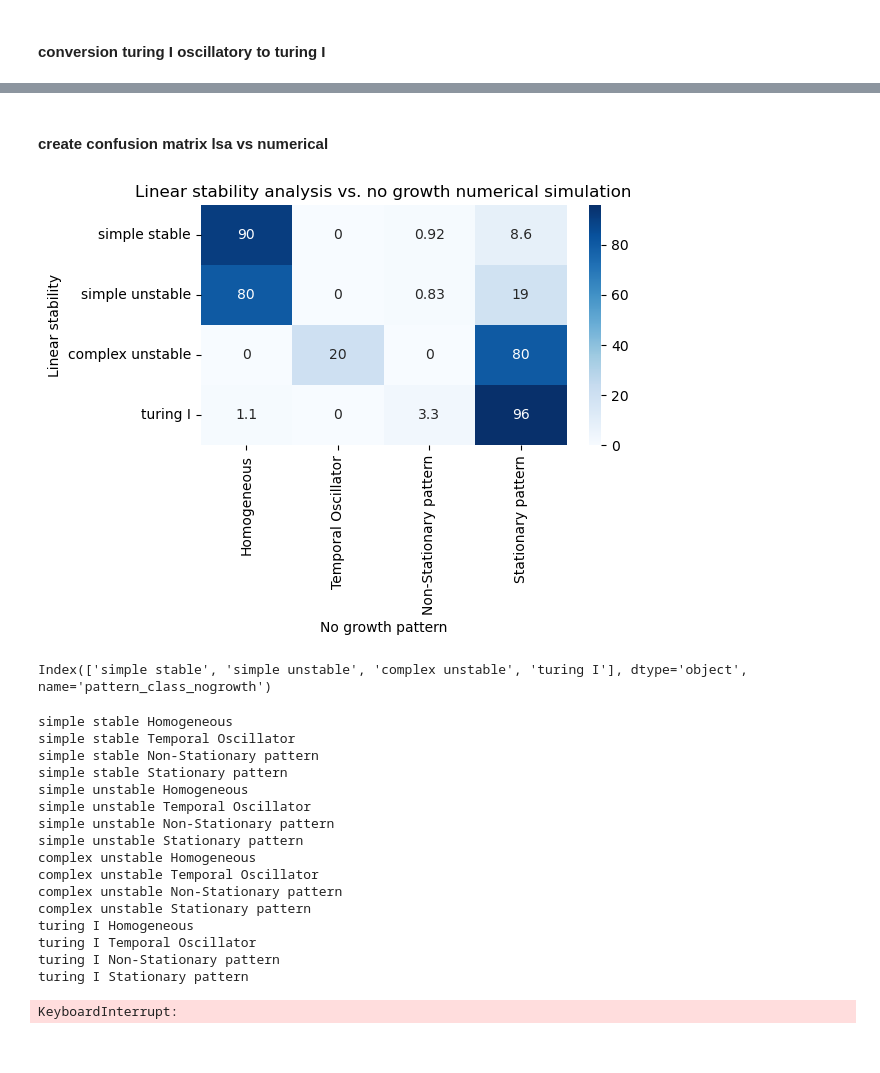
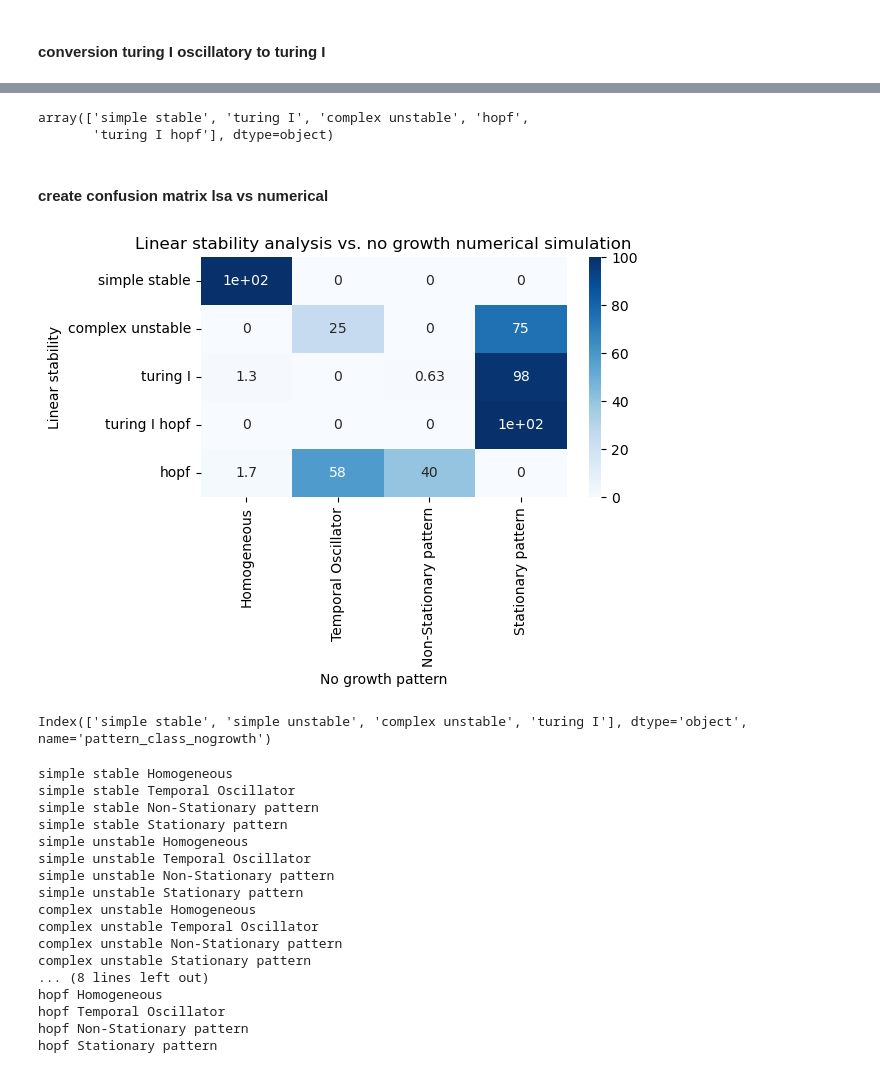
Before and after one commit to martinaoliver/modelling, a Jupyter notebook: growth/src/patternAnalysis/confusionMatrix_lsaNumerical.ipynb, the cells around one changed output, grey strips where cells are left out. Drawn from its saved outputs; the diff is of its cells as text; code cells hidden in the pictures.

```diff
--- a/growth/src/patternAnalysis/confusionMatrix_lsaNumerical.ipynb
+++ b/growth/src/patternAnalysis/confusionMatrix_lsaNumerical.ipynb
@@ -89,26 +84,31 @@ lsa_vs_numerical_df
 # %%
 lsa_vs_numerical_df=lsa_vs_numerical_df.replace('turing I oscillatory','turing I')
+lsa_vs_numerical_df['system_class'].unique()
+# %% [output]
+array(['simple stable', 'turing I', 'complex unstable', 'hopf',
+       'turing I hopf'], dtype=object)
 # %% [markdown]
 #### create confusion matrix lsa vs numerical
 # %%
 lsa_vs_numerical_cf = pd.crosstab( lsa_vs_numerical_df['system_class'], lsa_vs_numerical_df['pattern_class_nogrowth'],rownames=['pattern_class_nogrowth'], colnames=['system_class'], normalize='index')*100
 
 desired_order_columns = ['Homogeneous', 'Temporal Oscillator', 'Non-Stationary pattern', 'Stationary pattern']  # Replace with your desired order
-desired_order_rows = ['simple stable','simple unstable', 'complex unstable', 'turing I' ]  # Replace with your desired order
-lsa_vs_numerical_cf = lsa_vs_numerical_cf.reindex(index=desired_order_rows, columns=desired_order_columns)
+desired_order_rows = ['simple stable',  'complex unstable', 'turing I', 'turing I hopf', 'hopf' ]  # Replace with your desired order
+if len(desired_order_rows)==len(lsa_vs_numerical_df['system_class'].unique()):
+    lsa_vs_numerical_cf = lsa_vs_numerical_cf.reindex(index=desired_order_rows, columns=desired_order_columns)
 
-sns.heatmap(lsa_vs_numerical_cf, annot=True, cmap='Blues')
+    sns.heatmap(lsa_vs_numerical_cf, annot=True, cmap='Blues')
 
-# Customize the plot
-plt.title('Linear stability analysis vs. no growth numerical simulation')
-plt.xlabel('No growth pattern')
-plt.ylabel('Linear stability')
-# plt.xticks(rotation=45)
-plt.tight_layout()
-# Show the plot
-plt.show()
+    # Customize the plot
+    plt.title('Linear stability analysis vs. no growth numerical simulation')
+    plt.xlabel('No growth pattern')
+    plt.ylabel('Linear stability')
+    # plt.xticks(rotation=45)
+    plt.tight_layout()
+    # Show the plot
+    plt.show()
 # %% [output]
-[figure, old version]
+[figure, new version]
 # %%
 lsa_vs_numerical_cf.index
 # %% [output]
@@ -193,20 +193,8 @@ complex unstable Homogeneous
 complex unstable Temporal Oscillator
 complex unstable Non-Stationary pattern
 complex unstable Stationary pattern
-turing I Homogeneous
-turing I Temporal Oscillator
-turing I Non-Stationary pattern
-turing I Stationary pattern
+... (8 lines left out)
+hopf Homogeneous
+hopf Temporal Oscillator
+hopf Non-Stationary pattern
+hopf Stationary pattern
-# %%
-circuit_n='turinghill'
-variant= 9
-n_species=2
-mechanism='nogrowth'
-L=100; dx =1; J = int(L/dx)
-T =5000; dt = 0.05; N = int(T/dt)
-boundaryCoeff=2;rate=0.1
-filename= lambda mechanism, parID: 'circuit%s_variant%s_bc%s_%s_rate%s_ID%s_L%r_J%r_T%r_N%r'%(circuit_n,variant,boundaryCoeff, mechanism,rate,parID,L,J,T,N)
-n_param_sets=2000000
-pattern_df = pickle.load(open( modellingpath + '/growth/out/patternAnalysis/%s/%s/pattern/pattern_df_%s.pkl'%(circuit_n,mechanism,filename(mechanism,'x')), 'rb'))
-# %% [output]
-KeyboardInterrupt:
```
Also changed, not shown: parts of 9 cells of this notebook, 3 other files.
